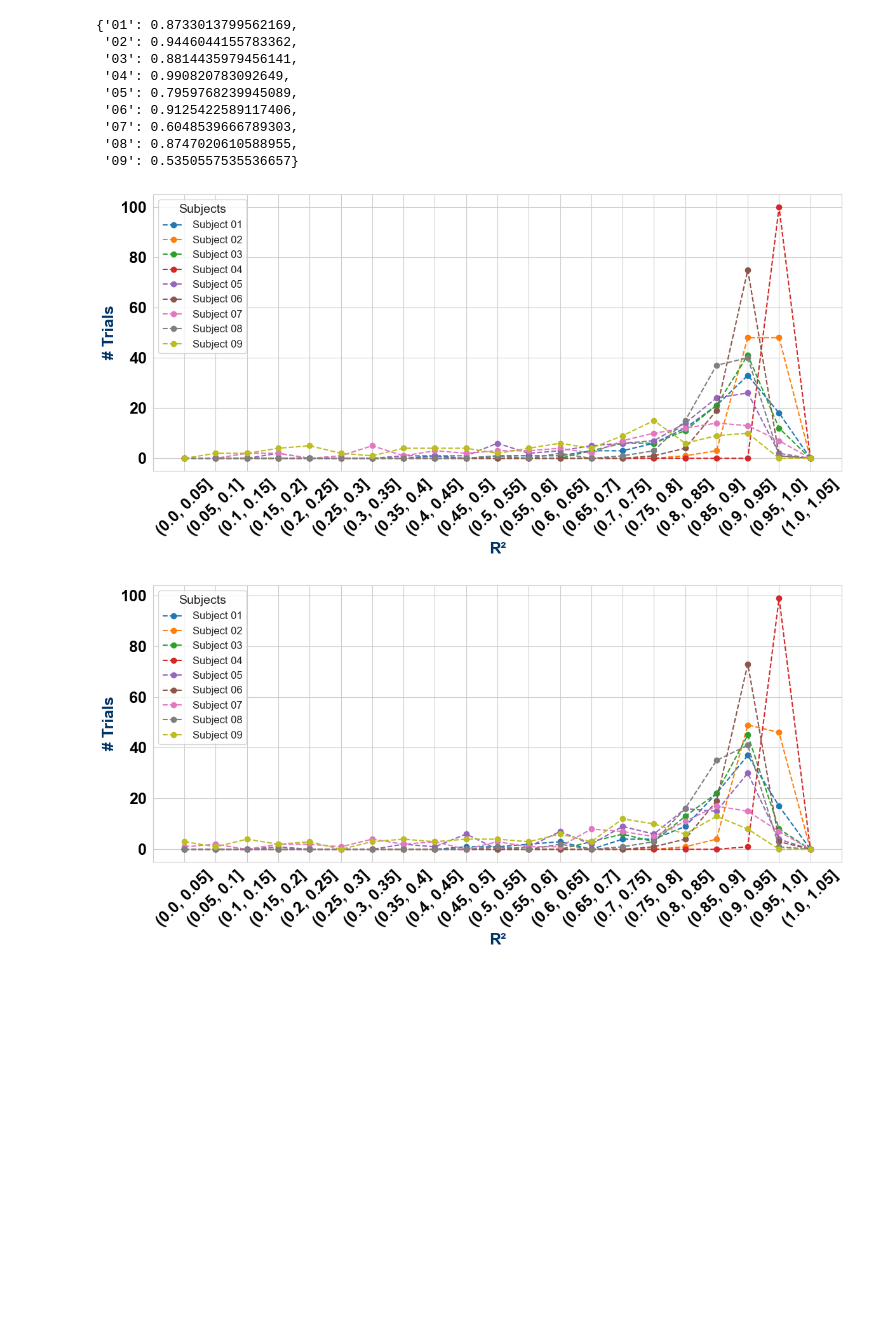
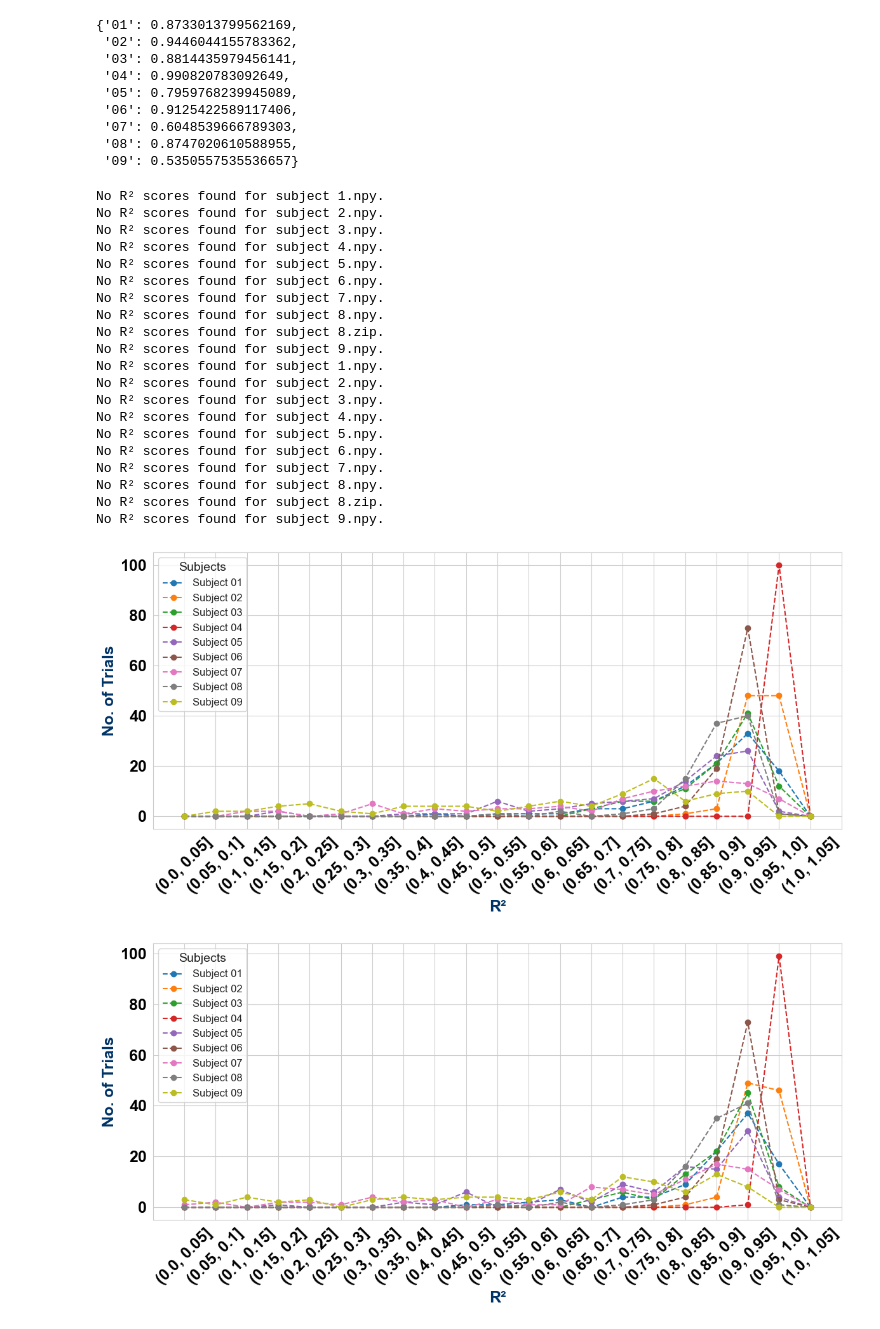
Before and after one commit to owaismujtaba/llm_brain_representations, a Jupyter notebook: test.ipynb, the cells around one changed output. Saved outputs shown, nothing was run; the diff lists cells and outputs as text; code cells hidden in the pictures; blank space fills up the shorter version.

```diff
--- a/test.ipynb
+++ b/test.ipynb
@@ -366,7 +366,7 @@ def plot_r2_vs_trials_all_subjects_in_bins(model):
 
     # Plot labels and title
     plt.xlabel("R²", fontsize=18, fontweight="bold", color="#003366")
-    plt.ylabel("# Trials", fontsize=18, fontweight="bold", color="#003366")
+    plt.ylabel("No. of Trials", fontsize=18, fontweight="bold", color="#003366")
 
     plt.xticks(rotation=45, fontsize=18,fontweight="bold",color="black")
     plt.yticks(fontsize=18,fontweight="bold",  color="black")
@@ -380,16 +380,32 @@ def plot_r2_vs_trials_all_subjects_in_bins(model):
     os.makedirs(destination_dir, exist_ok=True)
     filename = Path(destination_dir, f'{model}_r2_vs_#trials.pdf')
     plt.savefig(filename, dpi=800, format='pdf', bbox_inches="tight")
-
-    plt.show()
-# %%
-plot_r2_vs_trials_all_subjects_in_bins(model='ElasticNet_ChatGPT')
-# %% [output]
-[figure, removed]
-# %%
-plot_r2_vs_trials_all_subjects_in_bins(model='ElasticNet_FastText')
-# %% [output]
-[figure, removed]
+# %%
+ax1= plot_r2_vs_trials_all_subjects_in_bins(model='ElasticNet_ChatGPT')
+ax2 = plot_r2_vs_trials_all_subjects_in_bins(model='ElasticNet_FastText')
+# %% [output]
+No R² scores found for subject 1.npy.
+No R² scores found for subject 2.npy.
+No R² scores found for subject 3.npy.
+No R² scores found for subject 4.npy.
+No R² scores found for subject 5.npy.
+No R² scores found for subject 6.npy.
+No R² scores found for subject 7.npy.
+No R² scores found for subject 8.npy.
+No R² scores found for subject 8.zip.
+No R² scores found for subject 9.npy.
+No R² scores found for subject 1.npy.
+No R² scores found for subject 2.npy.
+No R² scores found for subject 3.npy.
+No R² scores found for subject 4.npy.
+No R² scores found for subject 5.npy.
+No R² scores found for subject 6.npy.
+No R² scores found for subject 7.npy.
+No R² scores found for subject 8.npy.
+No R² scores found for subject 8.zip.
+No R² scores found for subject 9.npy.
+[figure, added]
+[figure, added]
 # %%
 def count_trials_by_r2_range(r2_values):
     bins = np.arange(0, 1.1, 0.1)
```
Also changed, not shown: parts of 8 cells of this notebook, 10 other files.
